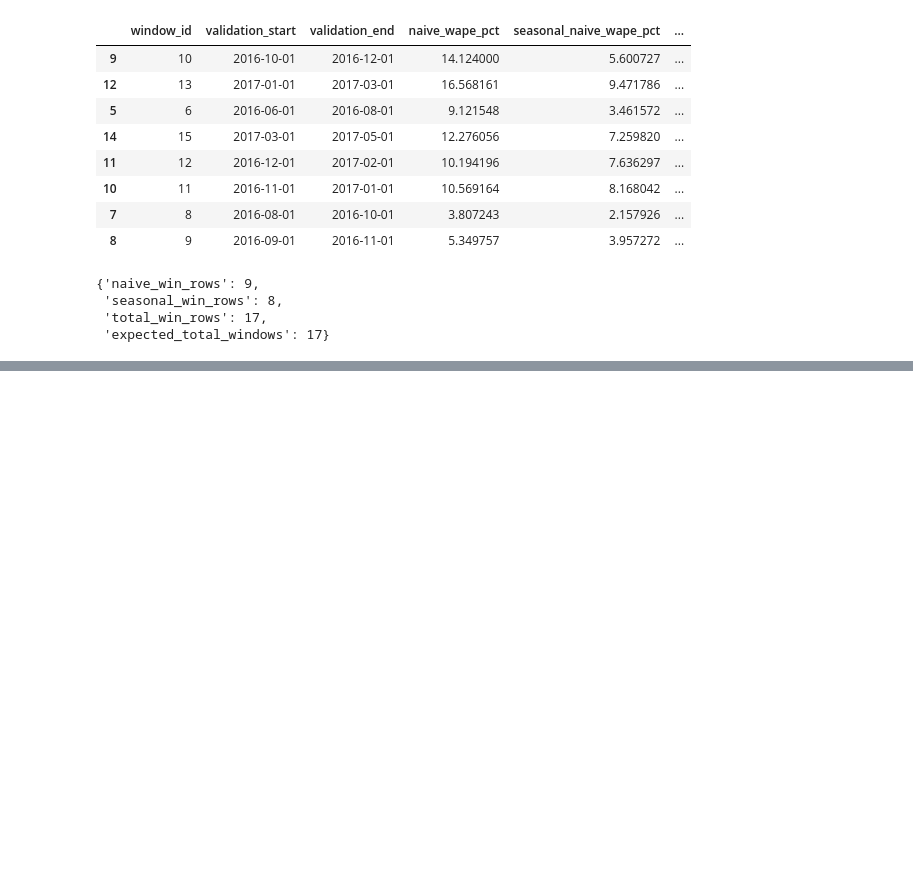
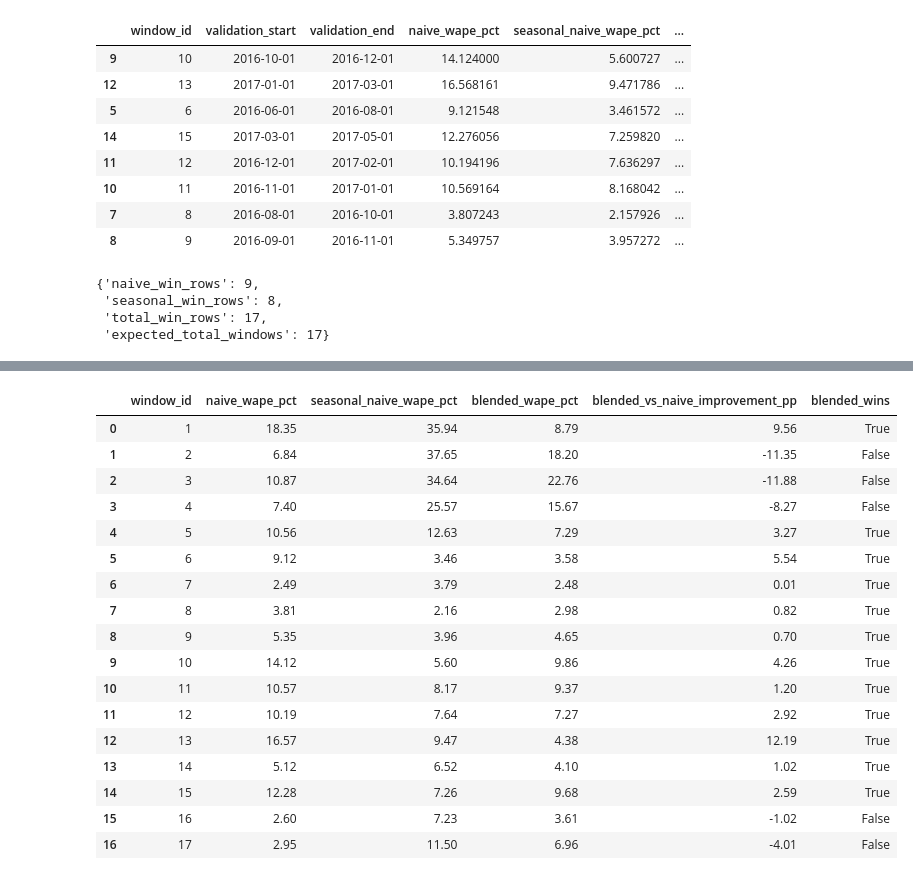
Before and after one commit to Abu-Hozaifa-Retail-Analyst/retail-sales-forecasting, a Jupyter notebook: notebooks/01_data_quality/02_initial_data_profiling.ipynb, the cells around one changed output, grey strips where cells are left out. Saved outputs shown, nothing was run; the diff lists cells and outputs as text; code cells hidden in the pictures; blank space fills up the shorter version.

Commit message:
feat: evaluate blended sales forecast baseline

```diff
--- a/notebooks/01_data_quality/02_initial_data_profiling.ipynb
+++ b/notebooks/01_data_quality/02_initial_data_profiling.ipynb
@@ -9995,0 +10190,20 @@ win_magnitude_qa
+# %%
+blended_forecasts_df["blended_error"] = (
+    blended_forecasts_df["blended_forecast"]
+    - blended_forecasts_df["total_sales"]
+)
+
+blended_forecasts_df["blended_absolute_error"] = (
+    blended_forecasts_df["blended_error"].abs()
+)
+
+blended_forecasts_df[
+    [
+        "window_id",
+        "month",
+        "total_sales",
+        "blended_forecast",
+        "blended_error",
+        "blended_absolute_error"
+    ]
+].head()
@@ -9995,0 +10314,56 @@ win_magnitude_qa
+# %%
+# Phase 3.13.2 — Window-level blended forecast evaluation
+
+window_comparison = (
+    blended_forecasts_df
+    .groupby("window_id")
+    .apply(
+        lambda group: pd.Series({
+            "naive_wape_pct": (
+                group["naive_absolute_error"].sum()
+                / group["total_sales"].abs().sum()
+            ) * 100,
+            "seasonal_naive_wape_pct": (
+                group["seasonal_naive_absolute_error"].sum()
+                / group["total_sales"].abs().sum()
+            ) * 100,
+            "blended_wape_pct": (
+                group["blended_absolute_error"].sum()
+                / group["total_sales"].abs().sum()
+            ) * 100
+        }),
+        include_groups=False
+    )
+    .reset_index()
+)
+
+window_comparison["blended_vs_naive_improvement_pp"] = (
+    window_comparison["naive_wape_pct"]
+    - window_comparison["blended_wape_pct"]
+)
+
+window_comparison["blended_wins"] = (
+    window_comparison["blended_wape_pct"]
+    < window_comparison["naive_wape_pct"]
+)
+
+window_comparison.round(2)
+# %% [output]
+|  | window_id | naive_wape_pct | seasonal_naive_wape_pct | blended_wape_pct | blended_vs_naive_improvement_pp | blended_wins |
+| 0 | 1 | 18.35 | 35.94 | 8.79 | 9.56 | True |
+| 1 | 2 | 6.84 | 37.65 | 18.20 | -11.35 | False |
+| 2 | 3 | 10.87 | 34.64 | 22.76 | -11.88 | False |
+| 3 | 4 | 7.40 | 25.57 | 15.67 | -8.27 | False |
+| 4 | 5 | 10.56 | 12.63 | 7.29 | 3.27 | True |
+| 5 | 6 | 9.12 | 3.46 | 3.58 | 5.54 | True |
+| 6 | 7 | 2.49 | 3.79 | 2.48 | 0.01 | True |
+| 7 | 8 | 3.81 | 2.16 | 2.98 | 0.82 | True |
+| 8 | 9 | 5.35 | 3.96 | 4.65 | 0.70 | True |
+| 9 | 10 | 14.12 | 5.60 | 9.86 | 4.26 | True |
+| 10 | 11 | 10.57 | 8.17 | 9.37 | 1.20 | True |
+| 11 | 12 | 10.19 | 7.64 | 7.27 | 2.92 | True |
+| 12 | 13 | 16.57 | 9.47 | 4.38 | 12.19 | True |
+| 13 | 14 | 5.12 | 6.52 | 4.10 | 1.02 | True |
+| 14 | 15 | 12.28 | 7.26 | 9.68 | 2.59 | True |
+| 15 | 16 | 2.60 | 7.23 | 3.61 | -1.02 | False |
+| 16 | 17 | 2.95 | 11.50 | 6.96 | -4.01 | False |
```
Also changed, not shown: parts of 25 cells of this notebook, 1 other file.
